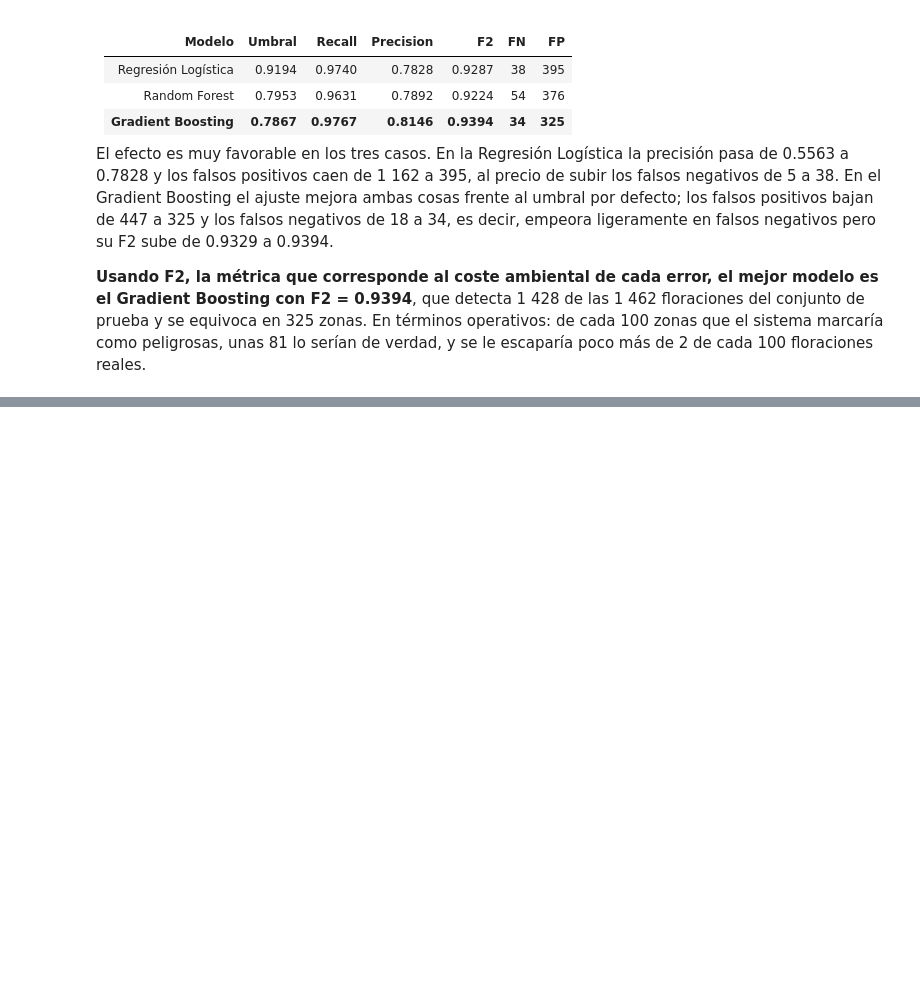
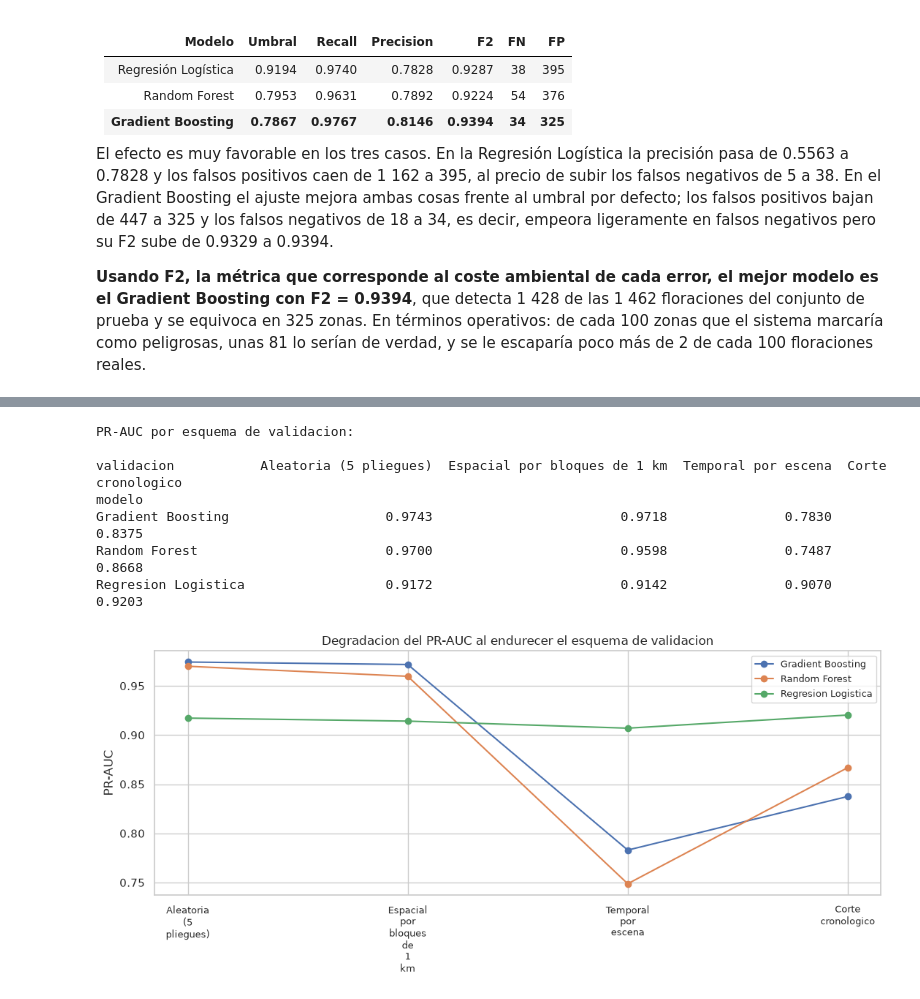
Before and after one commit to Tunchxz/CC3084-Laboratorio-4, a Jupyter notebook: notebooks/04_modelos_cianobacteria.ipynb, the cells around one changed output, grey strips where cells are left out. Saved outputs shown, nothing was run; the diff lists cells and outputs as text; code cells hidden in the pictures; blank space fills up the shorter version.

```diff
--- a/notebooks/04_modelos_cianobacteria.ipynb
+++ b/notebooks/04_modelos_cianobacteria.ipynb
@@ -393,0 +596,20 @@ El efecto es muy favorable en los tres casos. En la Regresión Logística la pre
+# %%
+espacial["escena"] = espacial["lago"] + " " + espacial["fecha"].dt.strftime("%Y-%m-%d")
+grupos_temporales = espacial["escena"]
+print("Escenas disponibles como grupos:", grupos_temporales.nunique())
+
+resultados_temporales = []
+for nombre_modelo, modelo in modelos.items():
+    proba = cross_val_predict(
+        modelo, X_esp, y_esp, groups=grupos_temporales,
+        cv=StratifiedGroupKFold(n_splits=5), method="predict_proba", n_jobs=1,
+    )[:, 1]
+    umbral, _ = umbral_optimo(y_esp, proba)
+    resultados_temporales.append(
+        metricas(nombre_modelo, y_esp, proba, umbral=umbral,
+                 extra={"validacion": "Temporal por escena"})
+    )
+    print(f"[ok] {nombre_modelo:22s} PR-AUC = {average_precision_score(y_esp, proba):.4f}")
+
+temporal = pd.DataFrame(resultados_temporales).set_index("modelo")
+temporal[["umbral", "precision", "recall", "f1", "f2", "roc_auc", "pr_auc"]].round(4)
@@ -393,0 +673,31 @@ El efecto es muy favorable en los tres casos. En la Regresión Logística la pre
+# %%
+resumen_esquemas = pd.concat([
+    validacion.reset_index(),
+    temporal.reset_index(),
+    cronologico.reset_index(),
+])[["validacion", "modelo", "recall", "precision", "f2", "roc_auc", "pr_auc"]]
+
+vista = resumen_esquemas.pivot(index="modelo", columns="validacion", values="pr_auc")
+orden = ["Aleatoria (5 pliegues)", "Espacial por bloques de 1 km",
+         "Temporal por escena", "Corte cronologico"]
+print("PR-AUC por esquema de validacion:\n")
+print(vista[orden].round(4).to_string())
+
+fig, eje = plt.subplots(figsize=(11, 5))
+vista[orden].T.plot(marker="o", ax=eje)
+eje.set(ylabel="PR-AUC", xlabel="",
+        title="Degradacion del PR-AUC al endurecer el esquema de validacion")
+eje.set_xticks(range(len(orden)))
+eje.set_xticklabels([o.replace(" ", "\n") for o in orden], fontsize=9)
+eje.legend(fontsize=9)
+fig.tight_layout()
+plt.show()
+# %% [output]
+PR-AUC por esquema de validacion:
+
+validacion           Aleatoria (5 pliegues)  Espacial por bloques de 1 km  Temporal por escena  Corte cronologico
+modelo
+Gradient Boosting                    0.9743                        0.9718               0.7830             0.8375
+Random Forest                        0.9700                        0.9598               0.7487             0.8668
+Regresion Logistica                  0.9172                        0.9142               0.9070             0.9203
+[figure, added]
```
Also changed, not shown: parts of 15 cells of this notebook.
